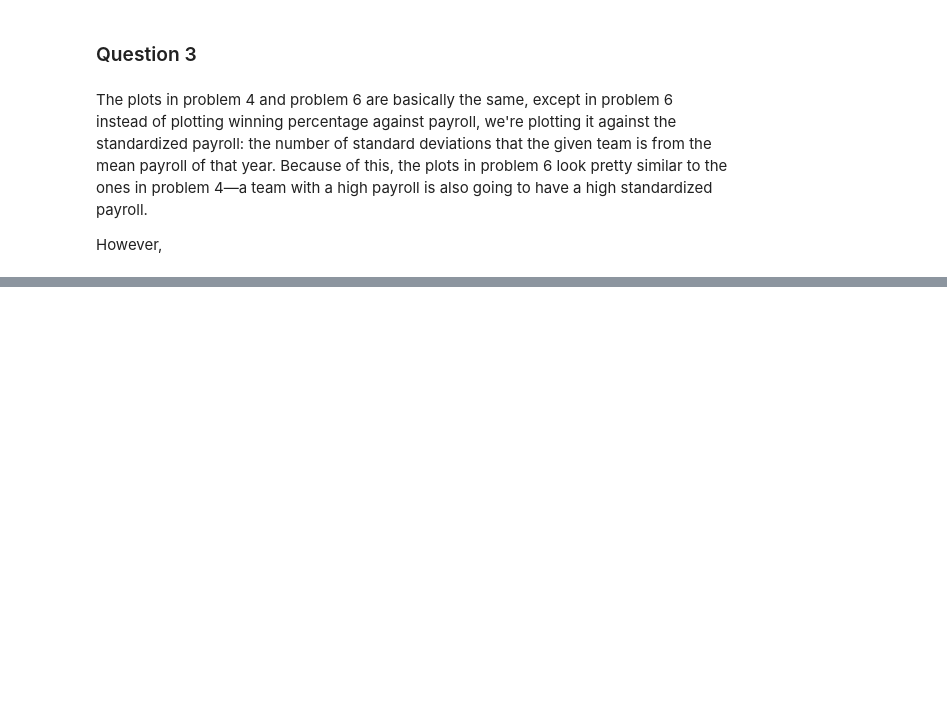
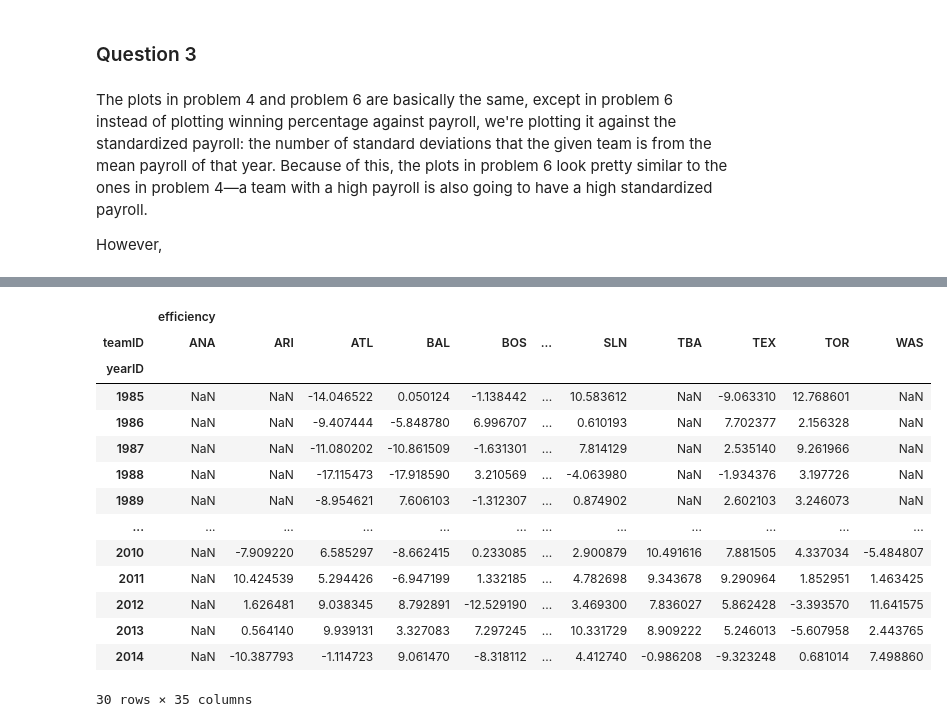
Before and after one commit to jpdevito/cmsc320, a Jupyter notebook: Project 2.ipynb, the cells around one changed output, grey strips where cells are left out. Cells and saved outputs as stored; diff of their text form; code cells hidden in the pictures; blank space fills up the shorter version.

```diff
--- a/Project 2.ipynb
+++ b/Project 2.ipynb
@@ -410,0 +418,3 @@ _ = axes.plot(x, y, color="r")
+# %%
+# creates a series with win percent and expected win percent in a tuple for each team
+tups = pd.Series(list(zip(teams.winPercent, ex_win_pcts)))
@@ -410,0 +447,18 @@ _ = axes.plot(x, y, color="r")
+# %%
+efficiencies
+# %% [output]
+|  | efficiency |  |  |  |  |  |  |  |  |  |  |
+| teamID | ANA | ARI | ATL | BAL | BOS | ... | SLN | TBA | TEX | TOR | WAS |
+| yearID |  |  |  |  |  |  |  |  |  |  |  |
+| 1985 | NaN | NaN | -14.046522 | 0.050124 | -1.138442 | ... | 10.583612 | NaN | -9.063310 | 12.768601 | NaN |
+| 1986 | NaN | NaN | -9.407444 | -5.848780 | 6.996707 | ... | 0.610193 | NaN | 7.702377 | 2.156328 | NaN |
+| 1987 | NaN | NaN | -11.080202 | -10.861509 | -1.631301 | ... | 7.814129 | NaN | 2.535140 | 9.261966 | NaN |
+| 1988 | NaN | NaN | -17.115473 | -17.918590 | 3.210569 | ... | -4.063980 | NaN | -1.934376 | 3.197726 | NaN |
+| 1989 | NaN | NaN | -8.954621 | 7.606103 | -1.312307 | ... | 0.874902 | NaN | 2.602103 | 3.246073 | NaN |
+| ... | ... | ... | ... | ... | ... | ... | ... | ... | ... | ... | ... |
+| 2010 | NaN | -7.909220 | 6.585297 | -8.662415 | 0.233085 | ... | 2.900879 | 10.491616 | 7.881505 | 4.337034 | -5.484807 |
+| 2011 | NaN | 10.424539 | 5.294426 | -6.947199 | 1.332185 | ... | 4.782698 | 9.343678 | 9.290964 | 1.852951 | 1.463425 |
+| 2012 | NaN | 1.626481 | 9.038345 | 8.792891 | -12.529190 | ... | 3.469300 | 7.836027 | 5.862428 | -3.393570 | 11.641575 |
+| 2013 | NaN | 0.564140 | 9.939131 | 3.327083 | 7.297245 | ... | 10.331729 | 8.909222 | 5.246013 | -5.607958 | 2.443765 |
+| 2014 | NaN | -10.387793 | -1.114723 | 9.061470 | -8.318112 | ... | 4.412740 | -0.986208 | -9.323248 | 0.681014 | 7.498860 |
+30 rows × 35 columns
```
Also changed, not shown: parts of 26 cells of this notebook.
